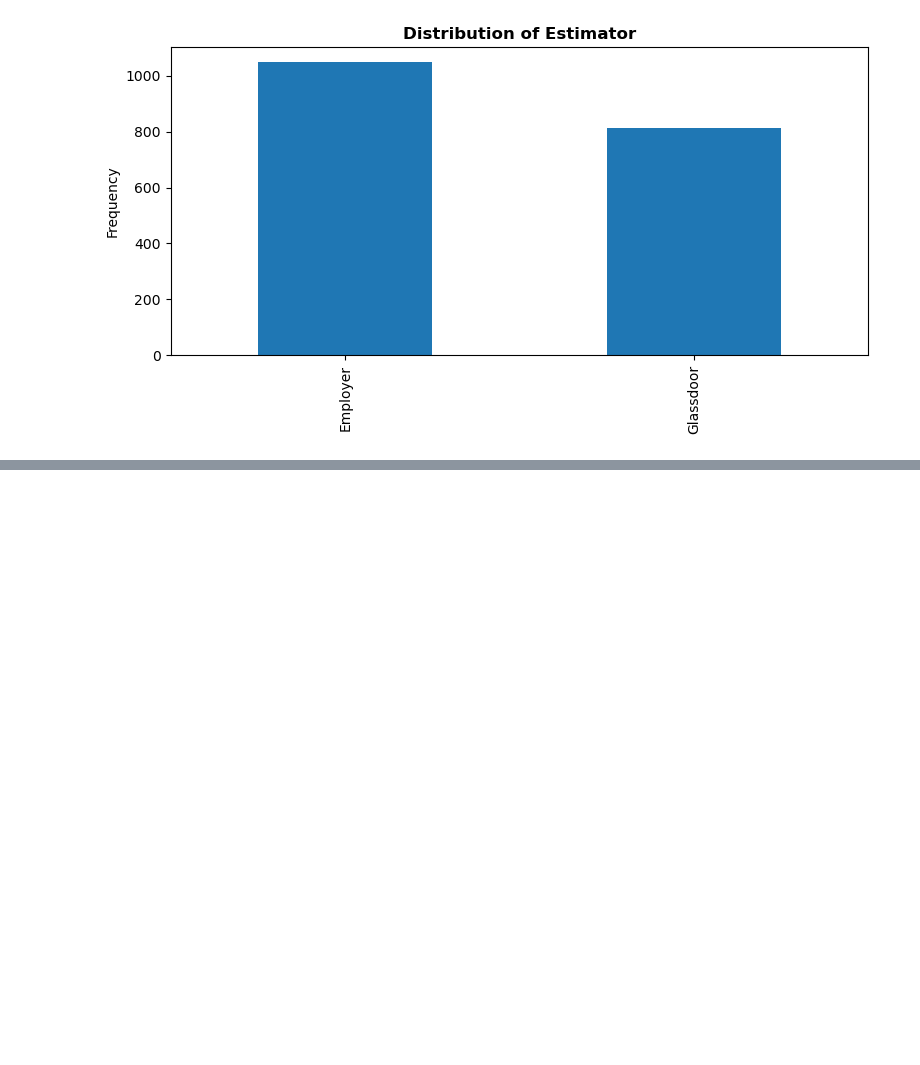
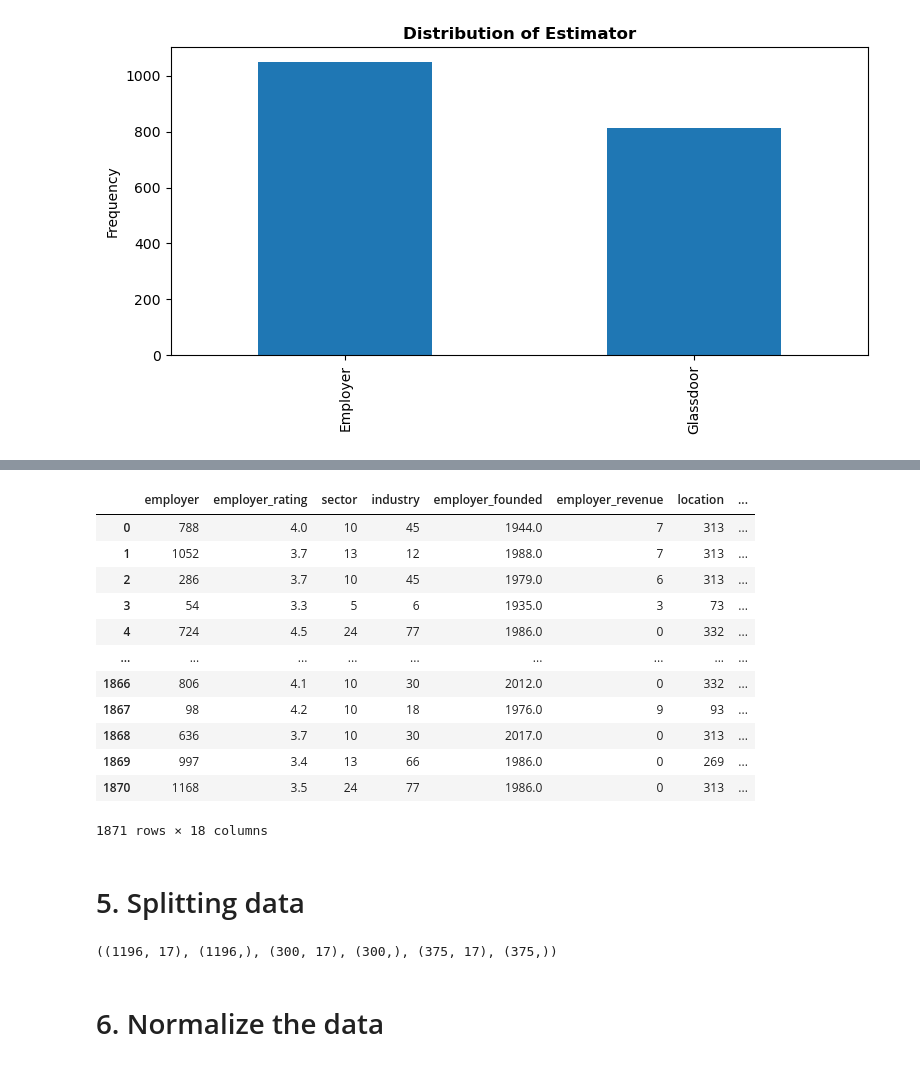
Before and after one commit to kkudzelich/scraping-and-salary-prediction, a Jupyter notebook: kaggle6.ipynb, the cells around one changed output, grey strips where cells are left out. Cells and saved outputs as stored; diff of their text form; code cells hidden in the pictures; blank space fills up the shorter version.

```diff
--- a/kaggle6.ipynb
+++ b/kaggle6.ipynb
@@ -584,0 +846,19 @@ plt.show()
+# %%
+df = pd.read_csv('final_df.csv')
+df
+# %% [output]
+|  | employer | employer_rating | sector | industry | employer_founded | employer_revenue | location | ... |
+| 0 | 788 | 4.0 | 10 | 45 | 1944.0 | 7 | 313 | ... |
+| 1 | 1052 | 3.7 | 13 | 12 | 1988.0 | 7 | 313 | ... |
+| 2 | 286 | 3.7 | 10 | 45 | 1979.0 | 6 | 313 | ... |
+| 3 | 54 | 3.3 | 5 | 6 | 1935.0 | 3 | 73 | ... |
+| 4 | 724 | 4.5 | 24 | 77 | 1986.0 | 0 | 332 | ... |
+| ... | ... | ... | ... | ... | ... | ... | ... | ... |
+| 1866 | 806 | 4.1 | 10 | 30 | 2012.0 | 0 | 332 | ... |
+| 1867 | 98 | 4.2 | 10 | 18 | 1976.0 | 9 | 93 | ... |
+| 1868 | 636 | 3.7 | 10 | 30 | 2017.0 | 0 | 313 | ... |
+| 1869 | 997 | 3.4 | 13 | 66 | 1986.0 | 0 | 269 | ... |
+| 1870 | 1168 | 3.5 | 24 | 77 | 1986.0 | 0 | 313 | ... |
+1871 rows × 18 columns
+# %% [markdown]
+# 5. Splitting data
@@ -584,0 +868,22 @@ plt.show()
+# %%
+# read the split data
+train_df = pd.read_csv('train.csv')
+val_df = pd.read_csv('val.csv')
+test_df = pd.read_csv('test.csv')
+
+# X data
+X_train = train_df.drop(columns=['average_base_salary'])
+X_val = val_df.drop(columns=['average_base_salary'])
+X_test = test_df.drop(columns=['average_base_salary'])
+
+# y data
+y_train = train_df['average_base_salary']
+y_val = val_df['average_base_salary']
+y_test = test_df['average_base_salary']
+
+# data shapes
+X_train.shape, y_train.shape, X_val.shape, y_val.shape, X_test.shape, y_test.shape
+# %% [output]
+((1196, 17), (1196,), (300, 17), (300,), (375, 17), (375,))
+# %% [markdown]
+# 6. Normalize the data
```
Also changed, not shown: parts of 31 cells of this notebook, 4 other files.
